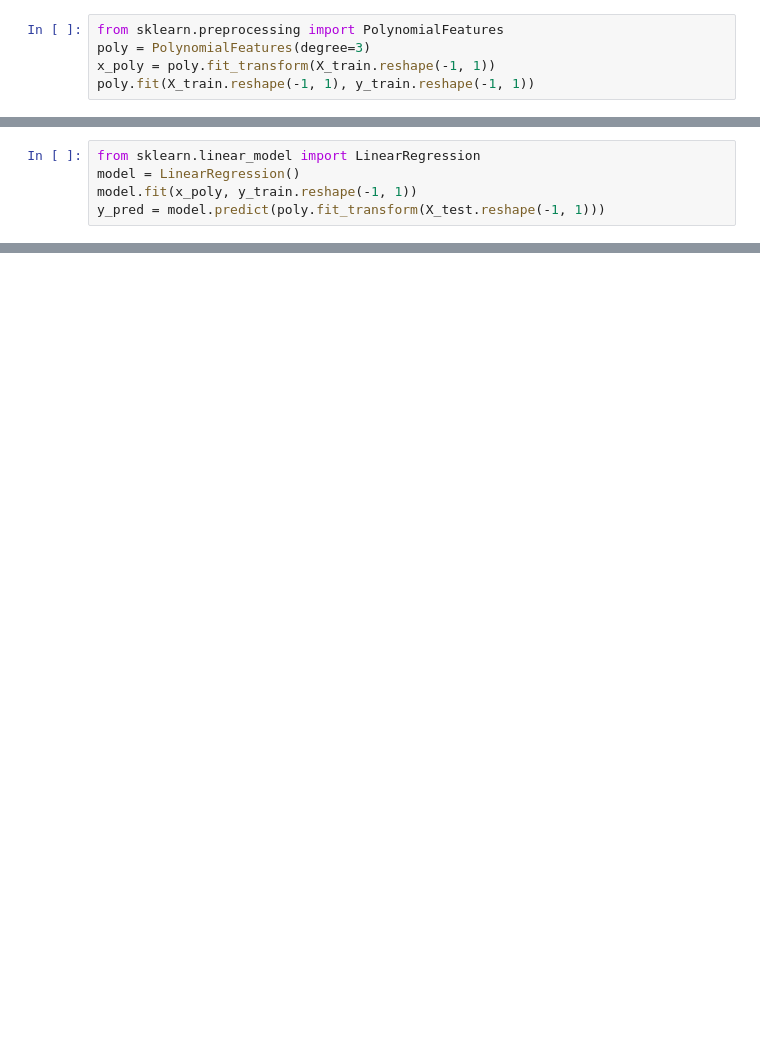
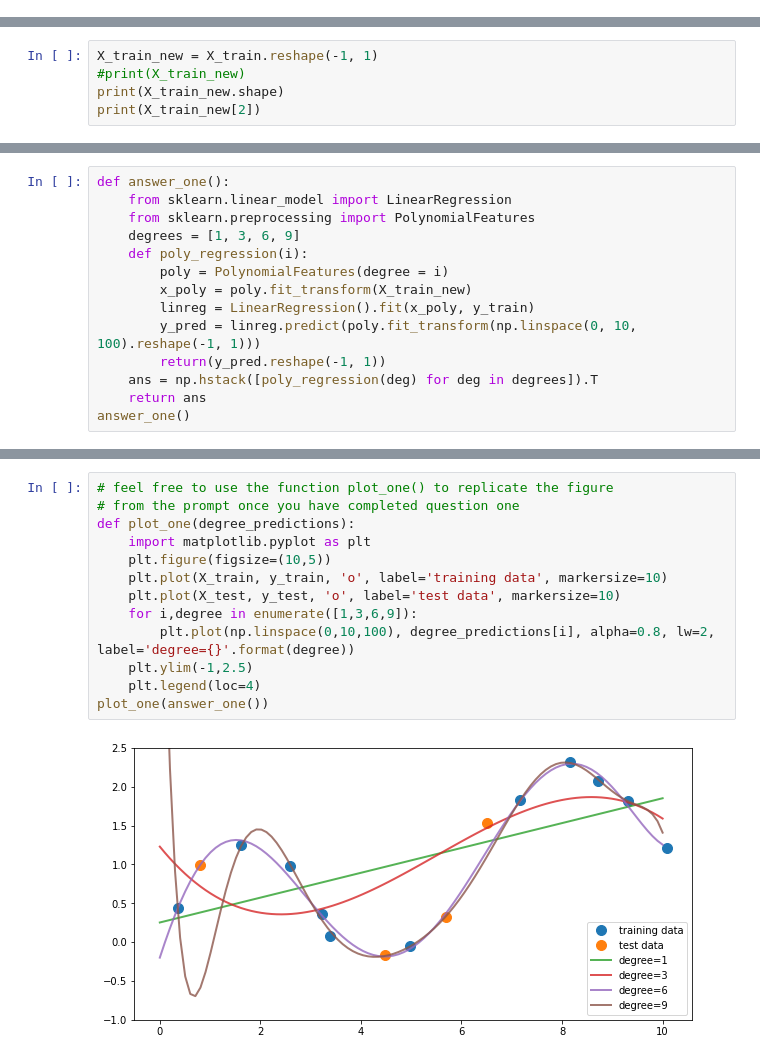
Before and after one commit to syedmeesamali/CourseraPlus, a Jupyter notebook: 4_Applied ML with Python/Course/Test2.ipynb, the cells around one changed output, grey strips where cells are left out. Cells and saved outputs as stored; diff of their text form; blank space fills up the shorter version.

```diff
--- a/4_Applied ML with Python/Course/Test2.ipynb
+++ b/4_Applied ML with Python/Course/Test2.ipynb
@@ -18,6 +20 @@ part1_scatter()
 [figure]
-# %%
-from sklearn.preprocessing import PolynomialFeatures
-poly = PolynomialFeatures(degree=3)
-x_poly = poly.fit_transform(X_train.reshape(-1, 1))
-poly.fit(X_train.reshape(-1, 1), y_train.reshape(-1, 1))
@@ -26,5 +20,0 @@ PolynomialFeatures(degree=3)
-# %%
-from sklearn.linear_model import LinearRegression
-model = LinearRegression()
-model.fit(x_poly, y_train.reshape(-1, 1))
-y_pred = model.predict(poly.fit_transform(X_test.reshape(-1, 1)))
@@ -37,0 +41,5 @@ array([[0.72332758],
+# %%
+X_train_new = X_train.reshape(-1, 1)
+#print(X_train_new)
+print(X_train_new.shape)
+print(X_train_new[2])
@@ -37,0 +49,14 @@ array([[0.72332758],
+# %%
+def answer_one():
+    from sklearn.linear_model import LinearRegression
+    from sklearn.preprocessing import PolynomialFeatures
+    degrees = [1, 3, 6, 9]
+    def poly_regression(i):
+        poly = PolynomialFeatures(degree = i)
+        x_poly = poly.fit_transform(X_train_new)
+        linreg = LinearRegression().fit(x_poly, y_train)
+        y_pred = linreg.predict(poly.fit_transform(np.linspace(0, 10, 100).reshape(-1, 1)))
+        return(y_pred.reshape(-1, 1))
+    ans = np.hstack([poly_regression(deg) for deg in degrees]).T
+    return ans
+answer_one()
@@ -37,0 +81,15 @@ array([[0.72332758],
+# %%
+# feel free to use the function plot_one() to replicate the figure
+# from the prompt once you have completed question one
+def plot_one(degree_predictions):
+    import matplotlib.pyplot as plt
+    plt.figure(figsize=(10,5))
+    plt.plot(X_train, y_train, 'o', label='training data', markersize=10)
+    plt.plot(X_test, y_test, 'o', label='test data', markersize=10)
+    for i,degree in enumerate([1,3,6,9]):
+        plt.plot(np.linspace(0,10,100), degree_predictions[i], alpha=0.8, lw=2, label='degree={}'.format(degree))
+    plt.ylim(-1,2.5)
+    plt.legend(loc=4)
+plot_one(answer_one())
+# %% [output]
+[figure, added]
```
Also changed, not shown: parts of 9 cells of this notebook, 3 other files.
